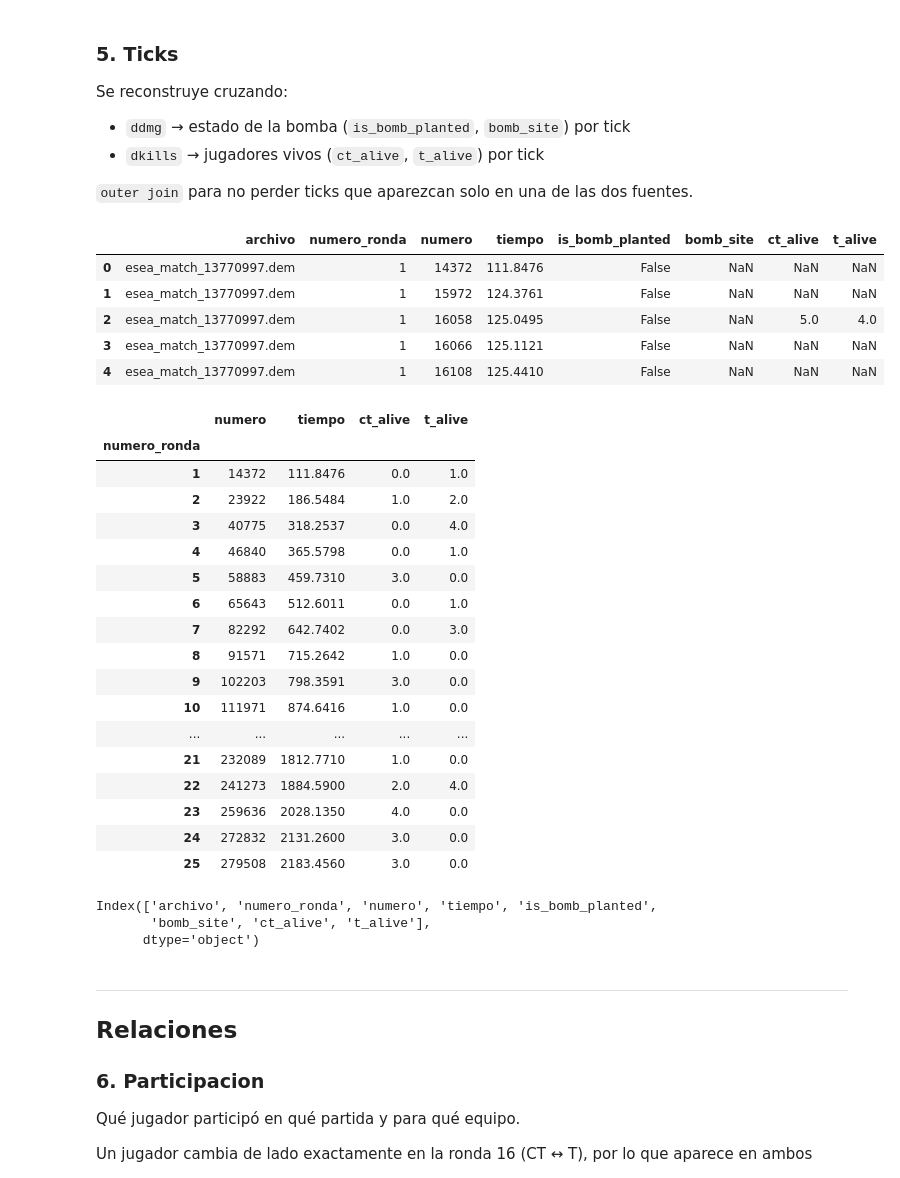
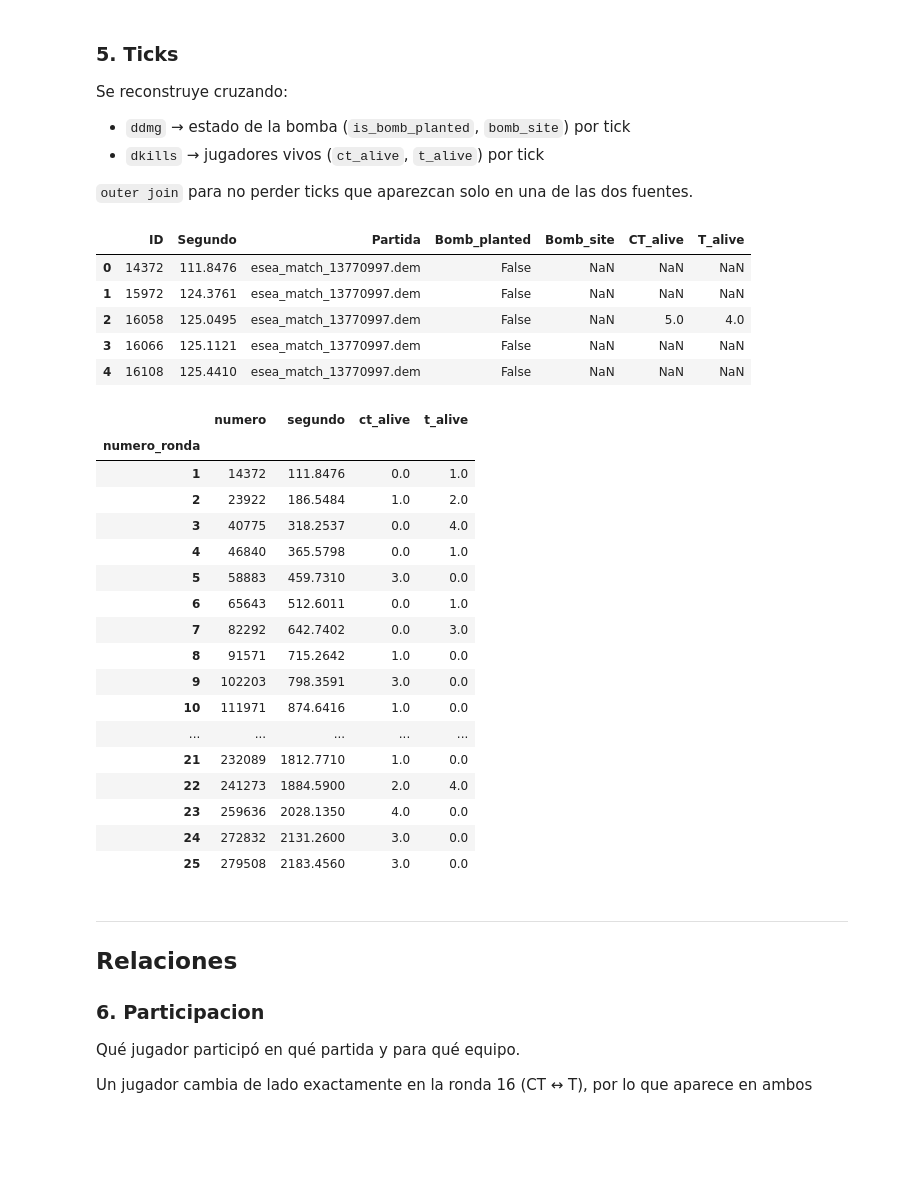
Before and after one commit to Bgallardo46/batos1, a Jupyter notebook: proyecto/Procesamiento datos/Filtro_datos_limpio.ipynb, the cells around one changed output. Drawn from its saved outputs; the diff is of its cells as text; code cells hidden in the pictures; blank space fills up the shorter version.

```diff
--- a/proyecto/Subida_datos/Filtro_datos_limpio.ipynb
+++ b/proyecto/Procesamiento datos/Filtro_datos_limpio.ipynb
@@ -109,43 +130,51 @@ Se reconstruye cruzando:
 # %%
 # Estado de bomba: un tick puede tener múltiples eventos de daño
 # pero el estado de la bomba es el mismo en todos → drop_duplicates antes del merge
 ticks_bomba = (
     ddmg[["file", "round", "tick", "seconds", "is_bomb_planted", "bomb_site"]]
     .drop_duplicates(subset=["file", "round", "tick"])
 )
 
 # Jugadores vivos: solo cambia en ticks donde hubo un kill
 ticks_vivos = (
     dkills[["file", "round", "tick", "ct_alive", "t_alive"]]
     .drop_duplicates(subset=["file", "round", "tick"])
 )
 
 Ticks = (
     pd.merge(ticks_bomba, ticks_vivos, on=["file", "round", "tick"], how="outer")
     .rename(columns={
-        "file":  "archivo",
-        "round": "numero_ronda",
-        "tick":  "numero",
-        "seconds": "tiempo"
+        "tick":  "ID",
+        "seconds": "Segundo",
+        "file" : 'Partida',
+        'is_bomb_planted' : 'Bomb_planted',
+        'bomb_site' : 'Bomb_site',
+        'ct_alive' : 'CT_alive',
+        't_alive' : 'T_alive'
     })
 )
 
+Ticks = Ticks[['ID', 'Segundo', 'Partida', 'Bomb_planted', 'Bomb_site', 'CT_alive', 'T_alive']]
+
+
 Ticks.head()
 # %% [output]
-|  | archivo | numero_ronda | numero | tiempo | is_bomb_planted | bomb_site | ct_alive | t_alive |
-| 0 | esea_match_13770997.dem | 1 | 14372 | 111.8476 | False | NaN | NaN | NaN |
-| 1 | esea_match_13770997.dem | 1 | 15972 | 124.3761 | False | NaN | NaN | NaN |
-| 2 | esea_match_13770997.dem | 1 | 16058 | 125.0495 | False | NaN | 5.0 | 4.0 |
-| 3 | esea_match_13770997.dem | 1 | 16066 | 125.1121 | False | NaN | NaN | NaN |
-| 4 | esea_match_13770997.dem | 1 | 16108 | 125.4410 | False | NaN | NaN | NaN |
+|  | ID | Segundo | Partida | Bomb_planted | Bomb_site | CT_alive | T_alive |
+| 0 | 14372 | 111.8476 | esea_match_13770997.dem | False | NaN | NaN | NaN |
+| 1 | 15972 | 124.3761 | esea_match_13770997.dem | False | NaN | NaN | NaN |
+| 2 | 16058 | 125.0495 | esea_match_13770997.dem | False | NaN | 5.0 | 4.0 |
+| 3 | 16066 | 125.1121 | esea_match_13770997.dem | False | NaN | NaN | NaN |
+| 4 | 16108 | 125.4410 | esea_match_13770997.dem | False | NaN | NaN | NaN |
 # %%
+## Revisando que tick no es entidad debil de ronda
+
 temp = Ticks[Ticks['archivo'] == 'esea_match_13770997.dem']
 
 temp = temp.groupby(['numero_ronda']).min(['tiempo'])
 
 temp
 # %% [output]
-|  | numero | tiempo | ct_alive | t_alive |
+|  | numero | segundo | ct_alive | t_alive |
 | numero_ronda |  |  |  |  |
 | 1 | 14372 | 111.8476 | 0.0 | 1.0 |
 | 2 | 23922 | 186.5484 | 1.0 | 2.0 |
@@ -163,12 +192,6 @@ temp
 | 23 | 259636 | 2028.1350 | 4.0 | 0.0 |
 | 24 | 272832 | 2131.2600 | 3.0 | 0.0 |
 | 25 | 279508 | 2183.4560 | 3.0 | 0.0 |
-# %%
-Ticks.columns
-# %% [output]
-Index(['archivo', 'numero_ronda', 'numero', 'tiempo', 'is_bomb_planted',
-       'bomb_site', 'ct_alive', 't_alive'],
-      dtype='object')
 # %% [markdown]
 ---
 ## Relaciones
```
Also changed, not shown: parts of 13 cells of this notebook, 8 other files.
